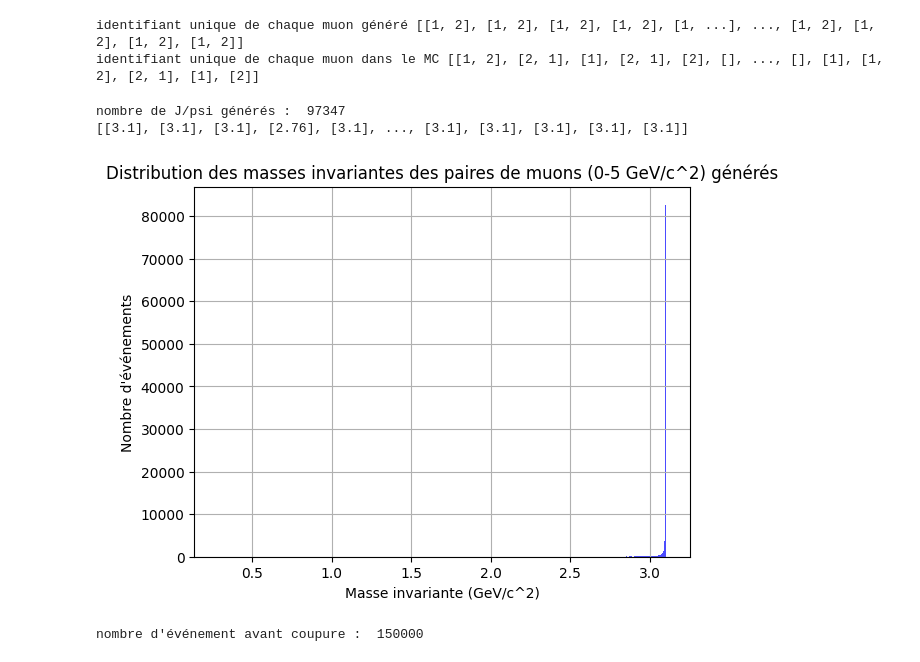
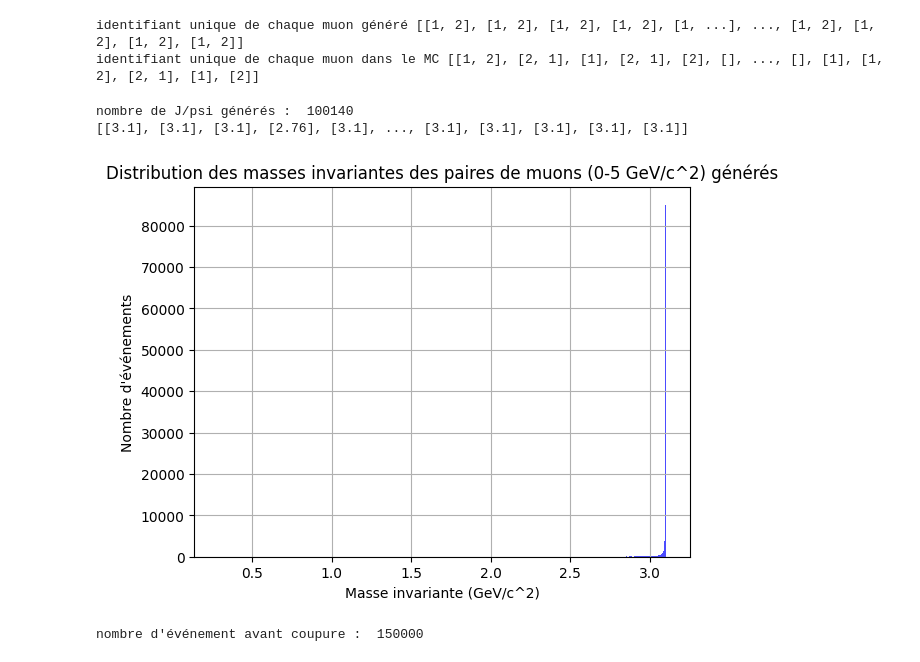
Before and after one commit to nantes-m2-rps-exp/qqbar2mumu-2024, a Jupyter notebook: notebooks/acceptance_efficacite.ipynb, the cells around one changed output. Cells and saved outputs as stored; diff of their text form; code cells hidden in the pictures.

```diff
--- a/notebooks/acceptance_efficacite.ipynb
+++ b/notebooks/acceptance_efficacite.ipynb
@@ -85,35 +85,35 @@ identifiant unique de chaque muon dans le MC [[1, 2], [2, 1], [1], [2, 1], [2],
 # %%
 ###############################  spectre en masse invariante pour les données générées  ###############################
 
-filtered_genevents = n[ (abs(m.zVtx)<10) & gen_mask] #ici on fait les coupures sur les événements générés. Le mask permet de ne garder que le Jpsi
+filtered_genevents = n[gen_mask] #ici on fait les coupures sur les événements générés. Le mask permet de ne garder que le Jpsi
 nb_jpsi_gen = len(filtered_genevents)
 print("nombre de J/psi générés : ",nb_jpsi_gen)
 # Initialiser les vecteurs à partir des données des muons après coupure
 muon_genvectors = ak.zip({
     "px": filtered_genevents.Muon_GenPx,
     "py": filtered_genevents.Muon_GenPy,
     "pz": filtered_genevents.Muon_GenPz,
     "E": filtered_genevents.Muon_GenE
 }, with_name="Momentum4D")
 
 # Calculer les masses invariantes pour chaque paire de muons dans chaque événement après coupure
 invariant_genmasses = ak.combinations(muon_genvectors, 2, fields=["muonC", "muonD"])
 masses_gen = (invariant_genmasses.muonC + invariant_genmasses.muonD).mass
 print(masses_gen)
 # Créer un histogramme des valeurs de la masse
 flattened_masses_gen = ak.flatten(masses_gen)  # Aplatir les données pour l'histogramme
 
 filtered_masses_gen = flattened_masses_gen[(flattened_masses_gen >= 0) & (flattened_masses_gen <= 5)]  # Filtrer les masses entre 0 et 10
 plt.hist(filtered_masses_gen, bins=500, color='blue', alpha=0.7)
 plt.xlabel('Masse invariante (GeV/c^2)')
 plt.ylabel("Nombre d'événements")
 plt.title('Distribution des masses invariantes des paires de muons (0-5 GeV/c^2) générés')
 plt.grid(True)
 plt.show()
 # %% [output]
-nombre de J/psi générés :  97347
+nombre de J/psi générés :  100140
 [[3.1], [3.1], [3.1], [2.76], [3.1], ..., [3.1], [3.1], [3.1], [3.1], [3.1]]
-[figure, old version]
+[figure, new version]
 # %%
 print("nombre d'événement avant coupure : ",len(m))
 
```
Also changed, not shown: parts of 2 cells of this notebook.
